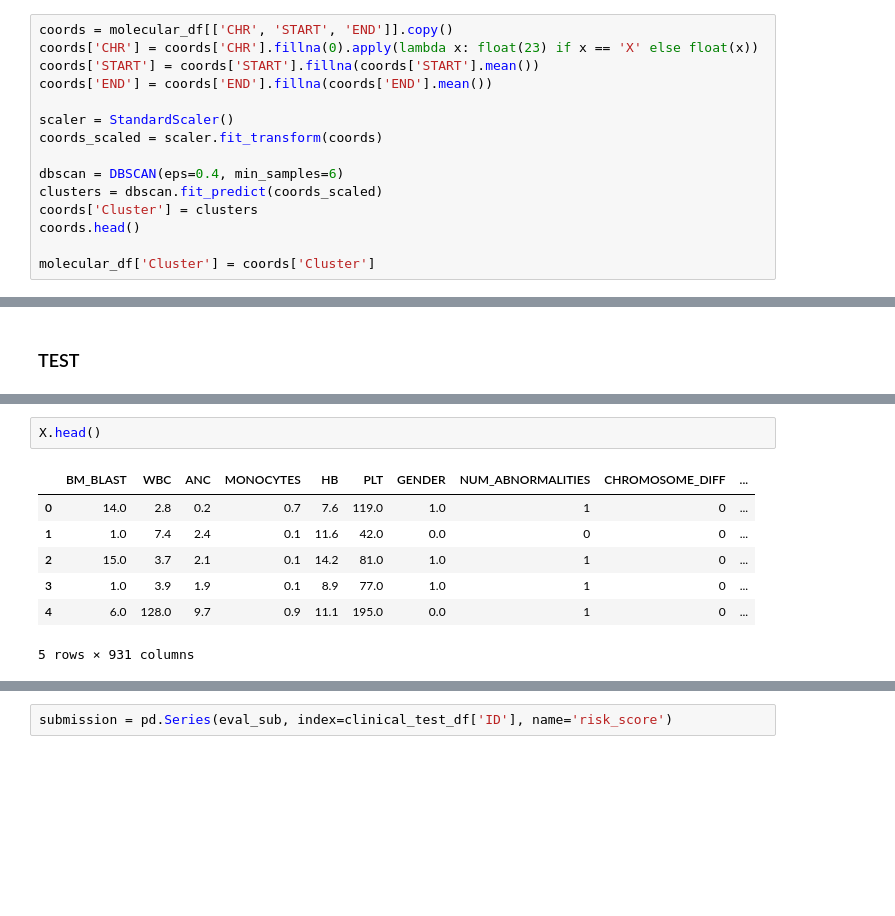
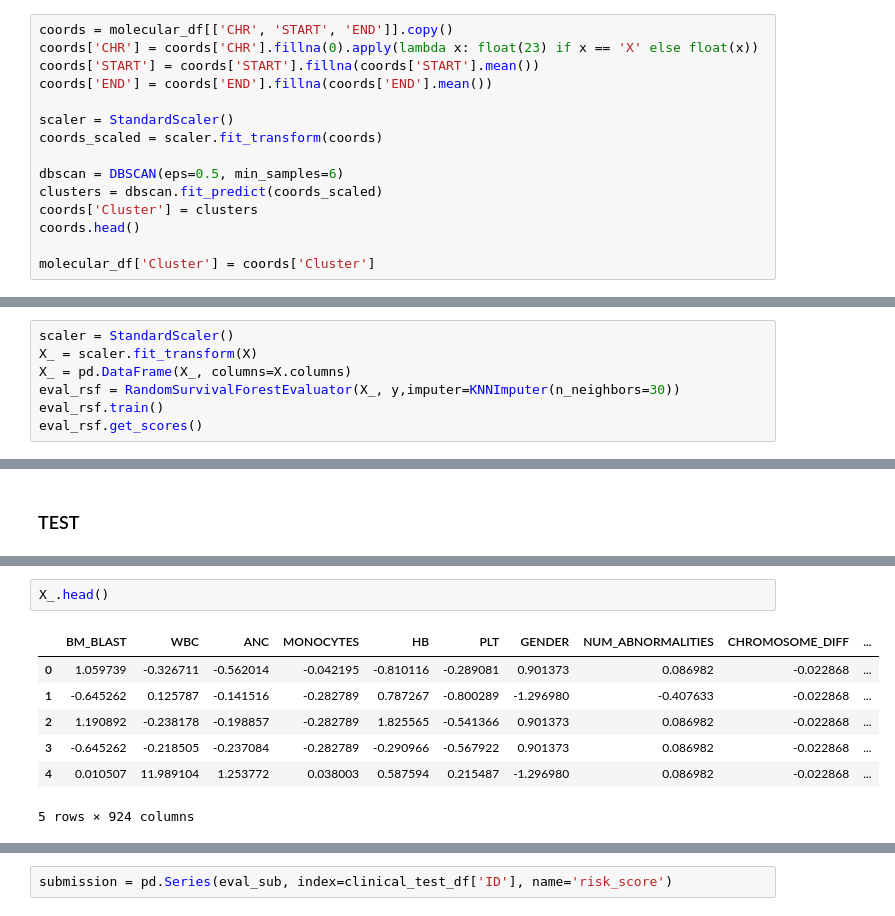
Before and after one commit to Loic-Jaillet/ENS-ML-Challenge, a Jupyter notebook: challenge_v2.ipynb, the cells around one changed output, grey strips where cells are left out. Cells and saved outputs as stored; diff of their text form; blank space fills up the shorter version.

```diff
--- a/challenge_v2.ipynb
+++ b/challenge_v2.ipynb
@@ -147,7 +147,7 @@ coords['END'] = coords['END'].fillna(coords['END'].mean())
 scaler = StandardScaler()
 coords_scaled = scaler.fit_transform(coords)
 
-dbscan = DBSCAN(eps=0.4, min_samples=6)
+dbscan = DBSCAN(eps=0.5, min_samples=6)
 clusters = dbscan.fit_predict(coords_scaled)
 coords['Cluster'] = clusters
 coords.head()
@@ -509,0 +528,7 @@ eval_rsf.get_scores()
+# %%
+scaler = StandardScaler()
+X_ = scaler.fit_transform(X)
+X_ = pd.DataFrame(X_, columns=X.columns)
+eval_rsf = RandomSurvivalForestEvaluator(X_, y,imputer=KNNImputer(n_neighbors=30))
+eval_rsf.train()
+eval_rsf.get_scores()
@@ -613,13 +715,13 @@ X_test_sub = X_test_sub.drop(columns=drop_features_test)
 # %%
-X.head()
+X_.head()
 # %% [output]
 |  | BM_BLAST | WBC | ANC | MONOCYTES | HB | PLT | GENDER | NUM_ABNORMALITIES | CHROMOSOME_DIFF | ... |
-| 0 | 14.0 | 2.8 | 0.2 | 0.7 | 7.6 | 119.0 | 1.0 | 1 | 0 | ... |
-| 1 | 1.0 | 7.4 | 2.4 | 0.1 | 11.6 | 42.0 | 0.0 | 0 | 0 | ... |
-| 2 | 15.0 | 3.7 | 2.1 | 0.1 | 14.2 | 81.0 | 1.0 | 1 | 0 | ... |
-| 3 | 1.0 | 3.9 | 1.9 | 0.1 | 8.9 | 77.0 | 1.0 | 1 | 0 | ... |
-| 4 | 6.0 | 128.0 | 9.7 | 0.9 | 11.1 | 195.0 | 0.0 | 1 | 0 | ... |
+| 0 | 1.059739 | -0.326711 | -0.562014 | -0.042195 | -0.810116 | -0.289081 | 0.901373 | 0.086982 | -0.022868 | ... |
+| 1 | -0.645262 | 0.125787 | -0.141516 | -0.282789 | 0.787267 | -0.800289 | -1.296980 | -0.407633 | -0.022868 | ... |
+| 2 | 1.190892 | -0.238178 | -0.198857 | -0.282789 | 1.825565 | -0.541366 | 0.901373 | 0.086982 | -0.022868 | ... |
+| 3 | -0.645262 | -0.218505 | -0.237084 | -0.282789 | -0.290966 | -0.567922 | 0.901373 | 0.086982 | -0.022868 | ... |
+| 4 | 0.010507 | 11.989104 | 1.253772 | 0.038003 | 0.587594 | 0.215487 | -1.296980 | 0.086982 | -0.022868 | ... |
-5 rows × 931 columns
+5 rows × 924 columns
 # %%
 X_test_sub.head()
 # %% [output]
```
Also changed, not shown: parts of 23 cells of this notebook, 1 other file.
